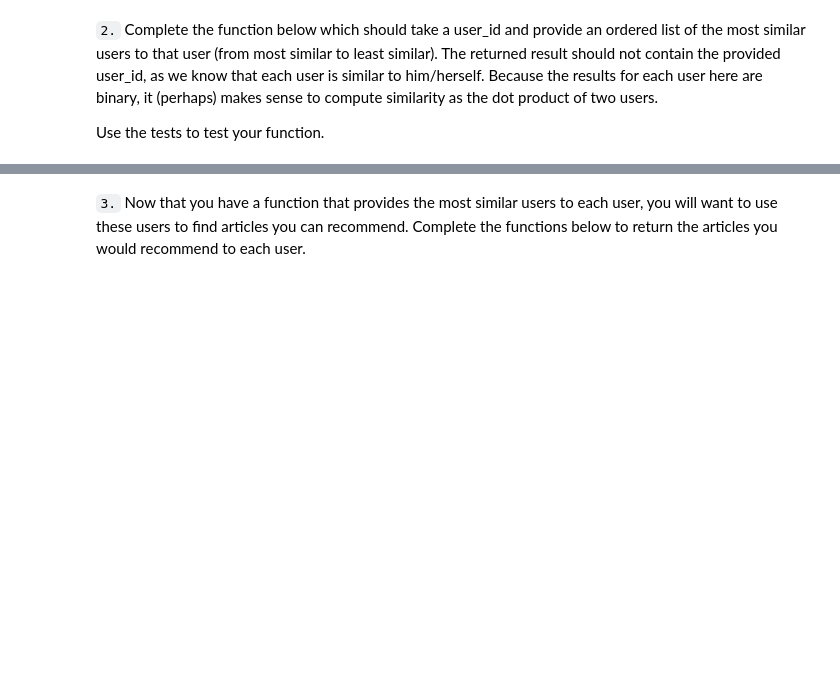
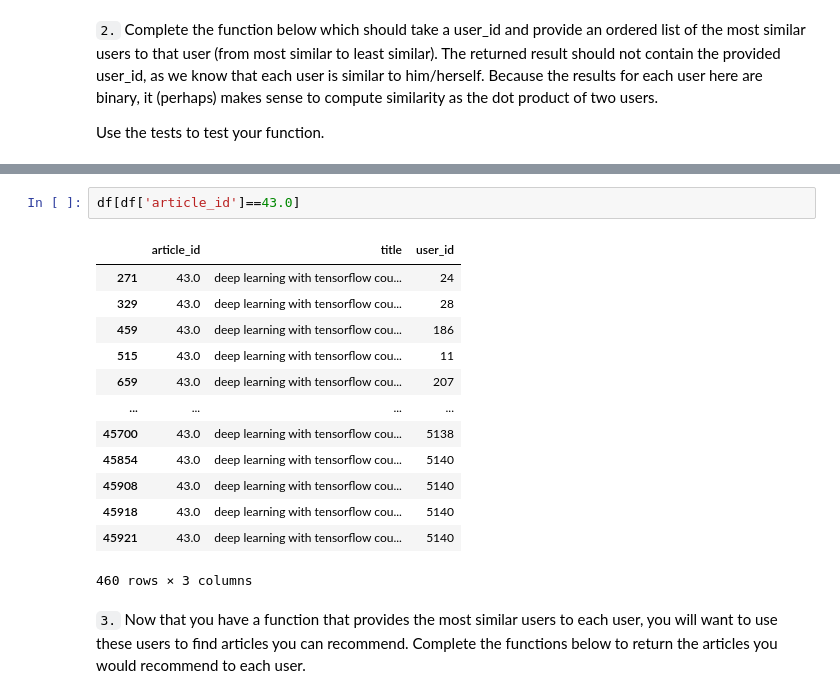
Before and after one commit to jairNeto/ibm-recommender-system, a Jupyter notebook: Recommendations_with_IBM.ipynb, the cells around one changed output, grey strips where cells are left out. Cells and saved outputs as stored; diff of their text form; blank space fills up the shorter version.

```diff
--- a/Recommendations_with_IBM.ipynb
+++ b/Recommendations_with_IBM.ipynb
@@ -239,3 +451,19 @@ print("The 3 most similar users to user 46 are: {}".format(find_similar_users(46
+# %%
+df[df['article_id']==43.0]
+# %% [output]
+|  | article_id | title | user_id |
+| 271 | 43.0 | deep learning with tensorflow cou... | 24 |
+| 329 | 43.0 | deep learning with tensorflow cou... | 28 |
+| 459 | 43.0 | deep learning with tensorflow cou... | 186 |
+| 515 | 43.0 | deep learning with tensorflow cou... | 11 |
+| 659 | 43.0 | deep learning with tensorflow cou... | 207 |
+| ... | ... | ... | ... |
+| 45700 | 43.0 | deep learning with tensorflow cou... | 5138 |
+| 45854 | 43.0 | deep learning with tensorflow cou... | 5140 |
+| 45908 | 43.0 | deep learning with tensorflow cou... | 5140 |
+| 45918 | 43.0 | deep learning with tensorflow cou... | 5140 |
+| 45921 | 43.0 | deep learning with tensorflow cou... | 5140 |
+460 rows × 3 columns
 # %% [markdown]
 `3.` Now that you have a function that provides the most similar users to each user, you will want to use these users to find articles you can recommend.  Complete the functions below to return the articles you would recommend to each user.
 # %%
```
Also changed, not shown: parts of 62 cells of this notebook.
